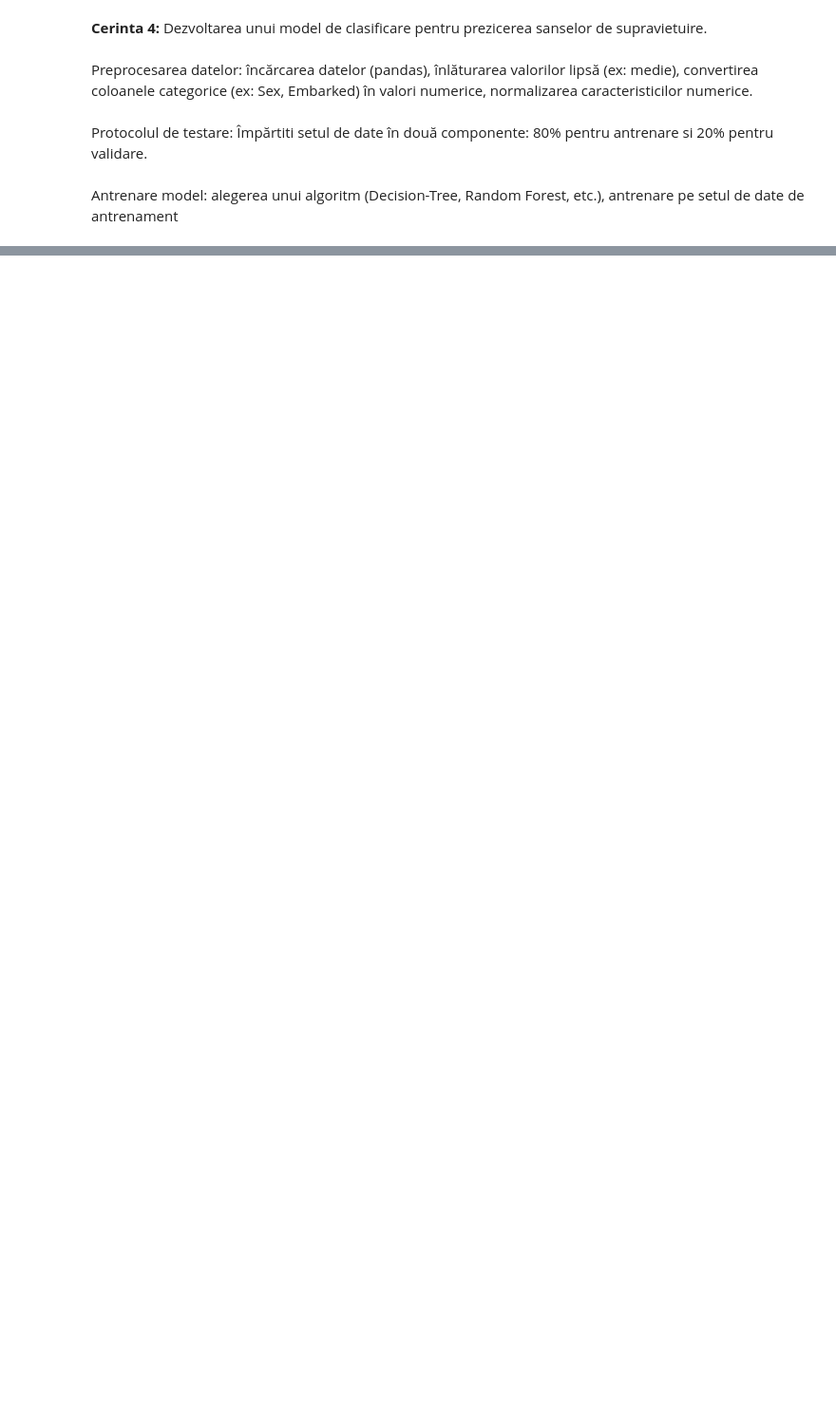
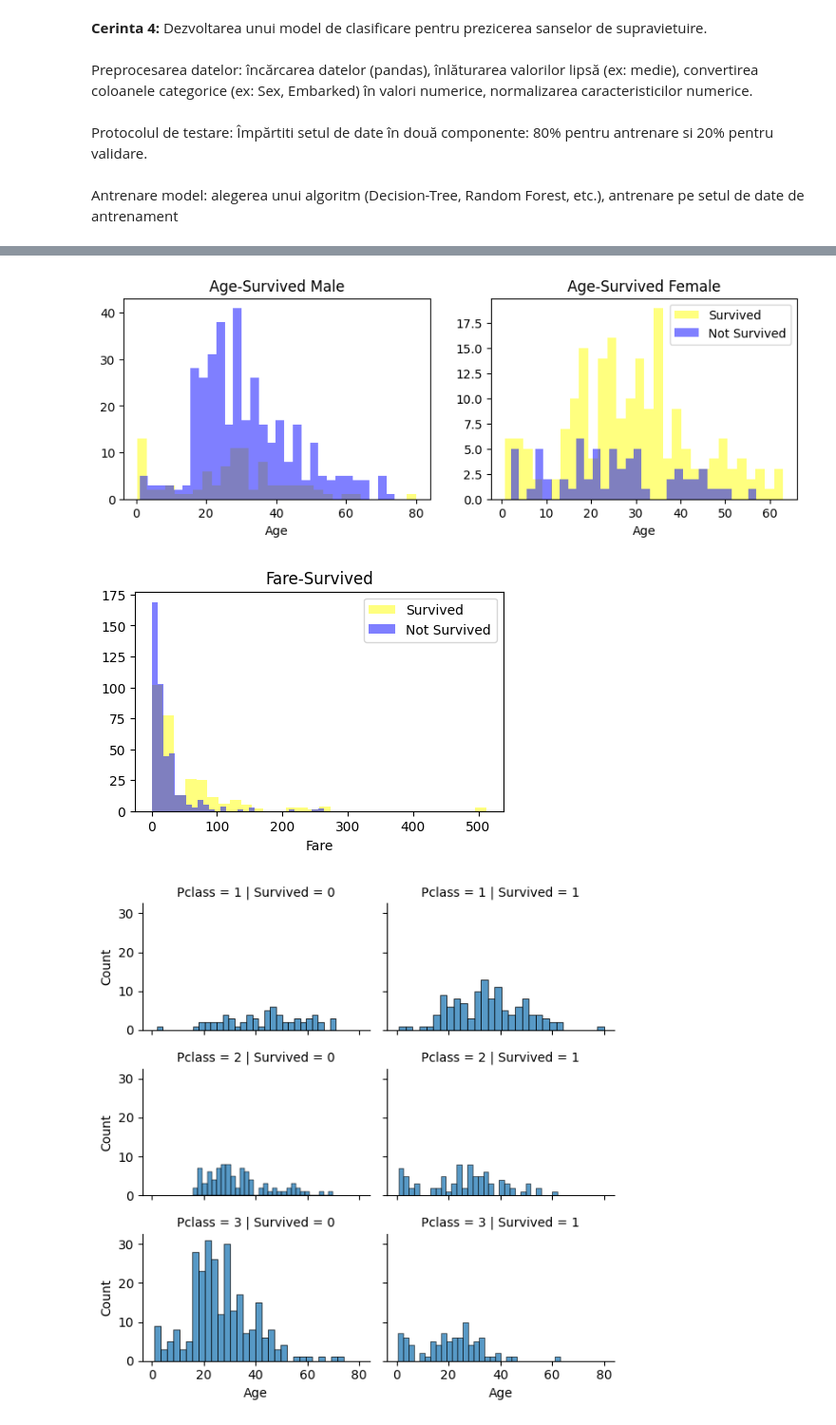
Before and after one commit to alexandrubabacea/Kaggle-Titanic, a Jupyter notebook: PCLP3_Babacea_Alexandru.ipynb, the cells around one changed output, grey strips where cells are left out. Shown at 95% size. Drawn from its saved outputs; the diff is of its cells as text; code cells hidden in the pictures; blank space fills up the shorter version.

Commit message:
Statistics + Charts + Tried Predictions

```diff
--- a/PCLP3_Babacea_Alexandru.ipynb
+++ b/PCLP3_Babacea_Alexandru.ipynb
@@ -91,17 +155,10 @@ si 20% pentru validare.
 Antrenare model: alegerea unui algoritm (Decision-Tree, Random Forest, etc.), antrenare
 pe setul de date de antrenament
 # %%
-import pandas as pd
-import matplotlib.pyplot as plt
-import numpy as np
-import scipy.stats as stats
-from sklearn.preprocessing import LabelEncoder, StandardScaler
-from sklearn.model_selection import train_test_split
-from sklearn.ensemble import RandomForestClassifier
-from sklearn.metrics import accuracy_score, classification_report
-
 #citeste fisier train.csv
 df_train = pd.read_csv('train.csv')
+
+data_analysis(df_train)
 
 #############################################
  #Pregatirea setului de date de antrenament#
@@ -118,8 +175,20 @@ df_train['Age'].fillna(mean, inplace = True)
 mean = df_train['Embarked'].mode()[0]
 df_train['Embarked'].fillna(mean, inplace=True)
 
+# transforma Sex in coloana numerica
+le = LabelEncoder()
+le.fit(df_train['Sex'])
+df_train.loc[:, 'Sex'] = le.transform(df_train['Sex'])
+
+# transforma Embarked in coloana numerica
+le = LabelEncoder()
+le.fit(df_train['Embarked'])
+df_train.loc[:, 'Embarked'] = le.transform(df_train['Embarked'])
+
 # eliminare outlieri dupa varsta si pret
 df_train = z_score(df_train)
+
+data_analysis(df_train)
 
 # scrierea in "filtered_train.csv" a datelor filtrate
 df_train.to_csv('filtered_train.csv')
@@ -130,28 +199,10 @@ X = df_train.drop(columns=['Survived'])
 # setul de date de iesire - antrenament
 y = df_train['Survived']
 
-# transforma Sex si Embarked in coloane numerice
-le = LabelEncoder()
-le.fit(X['Sex'])
-X.loc[:, 'Sex'] = le.transform(X['Sex'])
-
-le = LabelEncoder()
-le.fit(X['Embarked'])
-X.loc[:, 'Embarked'] = le.transform(X['Embarked'])
-
 # normalizarea valorilor care nu sunt coloane categoriale
-# scot sex si embarked
-sex = X['Sex']
-embarked = X['Embarked']
-X.drop(['Sex', 'Embarked'], axis='columns', inplace=True)
-
 scaler = StandardScaler()
 X_mat = scaler.fit_transform(X)
 X = pd.DataFrame(X_mat, columns=X.columns)
-
-# adaug sex si embarked
-X['Sex'] = sex
-X['Embarked'] = embarked
 
 #############################################
  #Impartirea setului de date pentru testare#
@@ -159,7 +210,8 @@ X['Embarked'] = embarked
     #Predictie pentru competitie Kaggle#
 #############################################
 
-scop = input("Scop (test sau predictie): ")
+#scop = input("Scop (test sau predictie): ")
+scop = "tes"
 if scop == "test":
   # impartire set de date
   X_train, X_test, y_train, y_test = train_test_split(X, y, test_size=0.2, shuffle=False)
@@ -186,35 +238,27 @@ else:
   mean = np.mean(df_test['Fare'])
   df_test['Fare'].fillna(mean, inplace = True)
 
-  # transforma Sex si Embarked in coloane numerice
+  # transforma Sex in coloana numerica
   le = LabelEncoder()
   le.fit(df_test['Sex'])
   df_test.loc[:, 'Sex'] = le.transform(df_test['Sex'])
 
+  # transforma Embarked in coloana numerica
   le = LabelEncoder()
   le.fit(df_test['Embarked'])
   df_test.loc[:, 'Embarked'] = le.transform(df_test['Embarked'])
 
-  # normalizarea valorilor care nu sunt coloane categoriale
-  # scot sex si embarked
-  sex = df_test['Sex']
-  embarked = df_test['Embarked']
-
-  df_test.drop(['Sex', 'Embarked'], axis='columns', inplace=True)
+  # normalizarea valorilor care nu sunt coloane categorice
   scaler = StandardScaler()
-  X_mat = scaler.fit_transform(df_test)
-  df_test = pd.DataFrame(X_mat, columns=df_test.columns)
-
-  # adaug sex si embarked
-  df_test['Sex'] = sex
-  df_test['Embarked'] = embarked
+  mat = scaler.fit_transform(df_test)
+  df_test = pd.DataFrame(mat, columns=df_test.columns)
 
   X_test = df_test
 
 #############################################
   #Antrenare si predictie cu Random Forest#
 #############################################
-model = RandomForestClassifier()
+model = RandomForestClassifier(random_state=14)
 model.fit(X_train, y_train)
 y_pred = model.predict(X_test)
 
@@ -231,0 +292,3 @@ Scop (test sau predictie): predictie
+[figure, added]
+[figure, added]
+[figure, added]
```
Also changed, not shown: parts of 4 cells of this notebook, 6 other files.
